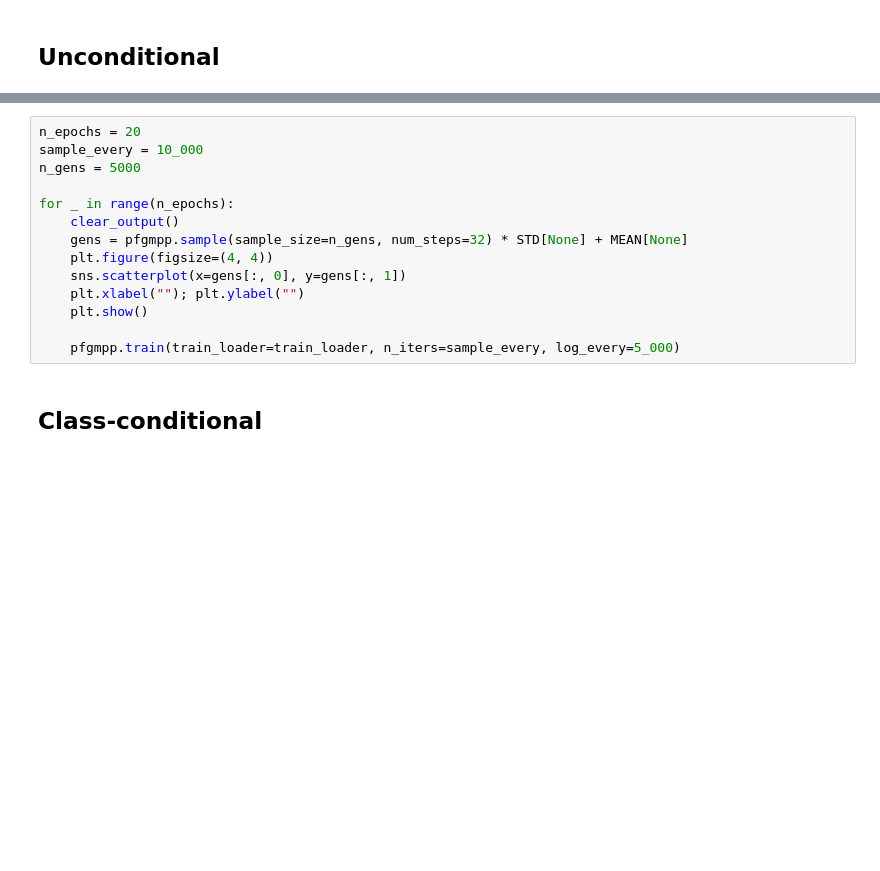
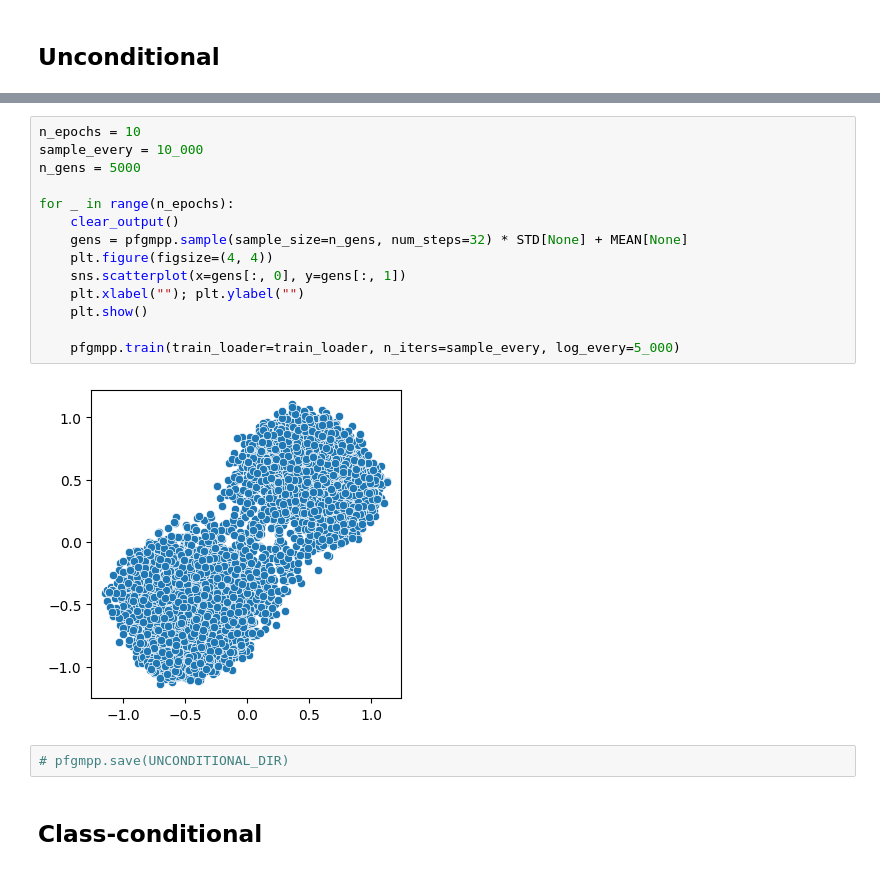
Before and after one commit to daniil-shlenskii/PFGMPP, a Jupyter notebook: run/toy.ipynb, the cells around one changed output, grey strips where cells are left out. Drawn from its saved outputs; the diff is of its cells as text; blank space fills up the shorter version.

```diff
--- a/run/toy.ipynb
+++ b/run/toy.ipynb
@@ -97,17 +116,21 @@ pfgmpp = PFGMPP(
 # %%
-n_epochs = 20
+n_epochs = 10
 sample_every = 10_000
 n_gens = 5000
 
 for _ in range(n_epochs):
     clear_output()
     gens = pfgmpp.sample(sample_size=n_gens, num_steps=32) * STD[None] + MEAN[None]
     plt.figure(figsize=(4, 4))
     sns.scatterplot(x=gens[:, 0], y=gens[:, 1])
     plt.xlabel(""); plt.ylabel("")
     plt.show()
 
     pfgmpp.train(train_loader=train_loader, n_iters=sample_every, log_every=5_000)
+# %% [output]
+[figure, added]
+# %%
+# pfgmpp.save(UNCONDITIONAL_DIR)
 # %% [markdown]
 ## Class-conditional
 # %%
```
Also changed, not shown: parts of 15 cells of this notebook.
